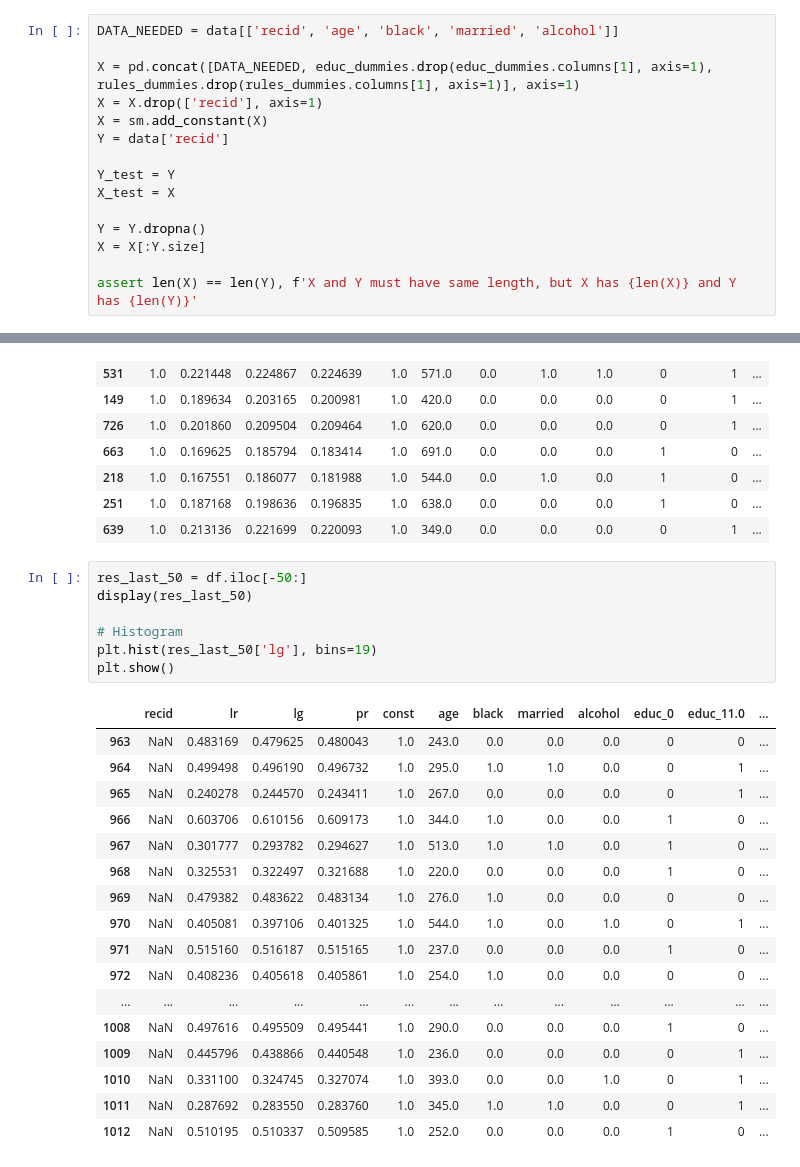
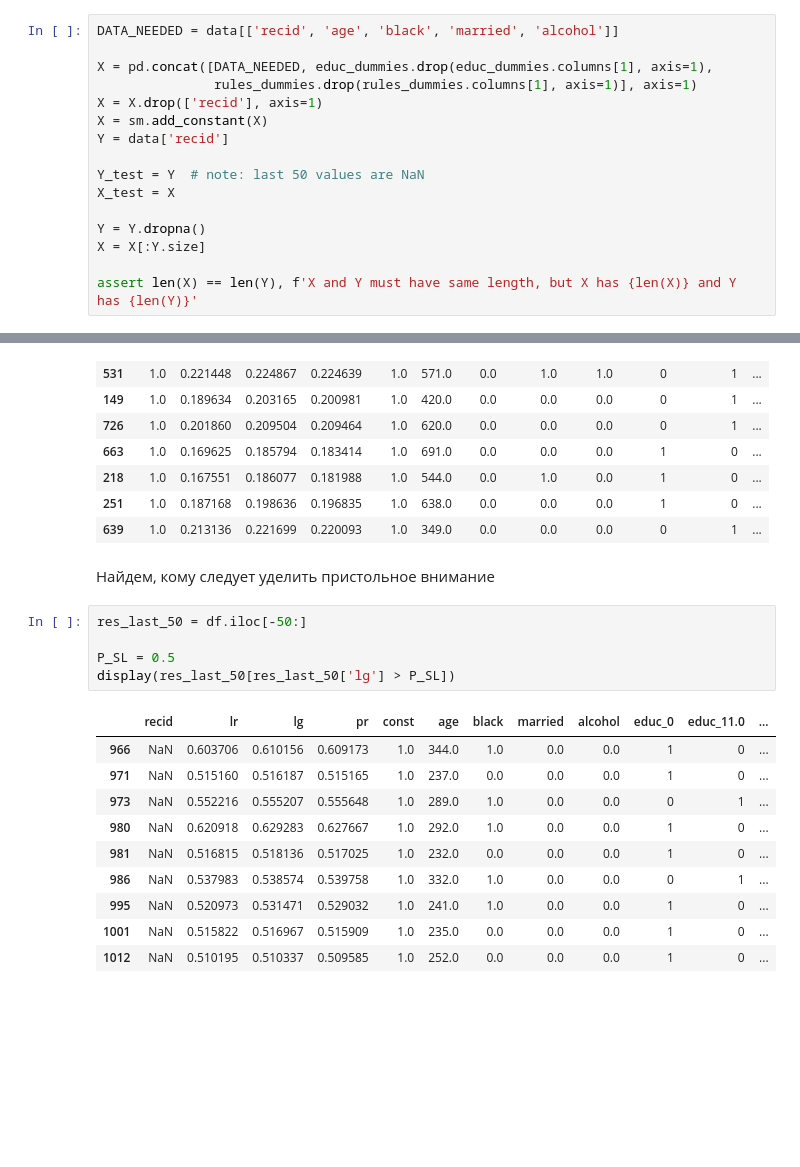
Before and after one commit to SamuraiGalahad/IDZ_HW, a Jupyter notebook: hw.ipynb, the cells around one changed output, grey strips where cells are left out. Cells and saved outputs as stored; diff of their text form; blank space fills up the shorter version.

```diff
--- a/hw.ipynb
+++ b/hw.ipynb
@@ -148,12 +158,13 @@ max       1.000000     1.000000     1.000000
 # %%
 DATA_NEEDED = data[['recid', 'age', 'black', 'married', 'alcohol']]
 
-X = pd.concat([DATA_NEEDED, educ_dummies.drop(educ_dummies.columns[1], axis=1), rules_dummies.drop(rules_dummies.columns[1], axis=1)], axis=1)
+X = pd.concat([DATA_NEEDED, educ_dummies.drop(educ_dummies.columns[1], axis=1),
+               rules_dummies.drop(rules_dummies.columns[1], axis=1)], axis=1)
 X = X.drop(['recid'], axis=1)
 X = sm.add_constant(X)
 Y = data['recid']
 
-Y_test = Y
+Y_test = Y  # note: last 50 values are NaN
 X_test = X
 
 Y = Y.dropna()
@@ -397,28 +473,21 @@ display(res)
 | 218 | 1.0 | 0.167551 | 0.186077 | 0.181988 | 1.0 | 544.0 | 0.0 | 1.0 | 0.0 | 1 | 0 | ... |
 | 251 | 1.0 | 0.187168 | 0.198636 | 0.196835 | 1.0 | 638.0 | 0.0 | 0.0 | 0.0 | 1 | 0 | ... |
 | 639 | 1.0 | 0.213136 | 0.221699 | 0.220093 | 1.0 | 349.0 | 0.0 | 0.0 | 0.0 | 0 | 1 | ... |
+# %% [markdown]
+Найдем, кому следует уделить пристольное внимание
 # %%
 res_last_50 = df.iloc[-50:]
-display(res_last_50)
 
-# Histogram
-plt.hist(res_last_50['lg'], bins=19)
-plt.show()
+P_SL = 0.5
+display(res_last_50[res_last_50['lg'] > P_SL])
 # %% [output]
 |  | recid | lr | lg | pr | const | age | black | married | alcohol | educ_0 | educ_11.0 | ... |
-| 963 | NaN | 0.483169 | 0.479625 | 0.480043 | 1.0 | 243.0 | 0.0 | 0.0 | 0.0 | 0 | 0 | ... |
-| 964 | NaN | 0.499498 | 0.496190 | 0.496732 | 1.0 | 295.0 | 1.0 | 1.0 | 0.0 | 0 | 1 | ... |
-| 965 | NaN | 0.240278 | 0.244570 | 0.243411 | 1.0 | 267.0 | 0.0 | 0.0 | 0.0 | 0 | 1 | ... |
 | 966 | NaN | 0.603706 | 0.610156 | 0.609173 | 1.0 | 344.0 | 1.0 | 0.0 | 0.0 | 1 | 0 | ... |
-| 967 | NaN | 0.301777 | 0.293782 | 0.294627 | 1.0 | 513.0 | 1.0 | 1.0 | 0.0 | 1 | 0 | ... |
-| 968 | NaN | 0.325531 | 0.322497 | 0.321688 | 1.0 | 220.0 | 0.0 | 0.0 | 0.0 | 1 | 0 | ... |
-| 969 | NaN | 0.479382 | 0.483622 | 0.483134 | 1.0 | 276.0 | 1.0 | 0.0 | 0.0 | 0 | 0 | ... |
-| 970 | NaN | 0.405081 | 0.397106 | 0.401325 | 1.0 | 544.0 | 1.0 | 0.0 | 1.0 | 0 | 1 | ... |
 | 971 | NaN | 0.515160 | 0.516187 | 0.515165 | 1.0 | 237.0 | 0.0 | 0.0 | 0.0 | 1 | 0 | ... |
-| 972 | NaN | 0.408236 | 0.405618 | 0.405861 | 1.0 | 254.0 | 1.0 | 0.0 | 0.0 | 0 | 0 | ... |
-| ... | ... | ... | ... | ... | ... | ... | ... | ... | ... | ... | ... | ... |
-| 1008 | NaN | 0.497616 | 0.495509 | 0.495441 | 1.0 | 290.0 | 0.0 | 0.0 | 0.0 | 1 | 0 | ... |
-| 1009 | NaN | 0.445796 | 0.438866 | 0.440548 | 1.0 | 236.0 | 0.0 | 0.0 | 0.0 | 0 | 1 | ... |
-| 1010 | NaN | 0.331100 | 0.324745 | 0.327074 | 1.0 | 393.0 | 0.0 | 0.0 | 1.0 | 0 | 1 | ... |
-| 1011 | NaN | 0.287692 | 0.283550 | 0.283760 | 1.0 | 345.0 | 1.0 | 1.0 | 0.0 | 0 | 1 | ... |
+| 973 | NaN | 0.552216 | 0.555207 | 0.555648 | 1.0 | 289.0 | 1.0 | 0.0 | 0.0 | 0 | 1 | ... |
+| 980 | NaN | 0.620918 | 0.629283 | 0.627667 | 1.0 | 292.0 | 1.0 | 0.0 | 0.0 | 1 | 0 | ... |
+| 981 | NaN | 0.516815 | 0.518136 | 0.517025 | 1.0 | 232.0 | 0.0 | 0.0 | 0.0 | 1 | 0 | ... |
+| 986 | NaN | 0.537983 | 0.538574 | 0.539758 | 1.0 | 332.0 | 1.0 | 0.0 | 0.0 | 0 | 1 | ... |
+| 995 | NaN | 0.520973 | 0.531471 | 0.529032 | 1.0 | 241.0 | 1.0 | 0.0 | 0.0 | 1 | 0 | ... |
+| 1001 | NaN | 0.515822 | 0.516967 | 0.515909 | 1.0 | 235.0 | 0.0 | 0.0 | 0.0 | 1 | 0 | ... |
 | 1012 | NaN | 0.510195 | 0.510337 | 0.509585 | 1.0 | 252.0 | 0.0 | 0.0 | 0.0 | 1 | 0 | ... |
```
Also changed, not shown: parts of 35 cells of this notebook.
